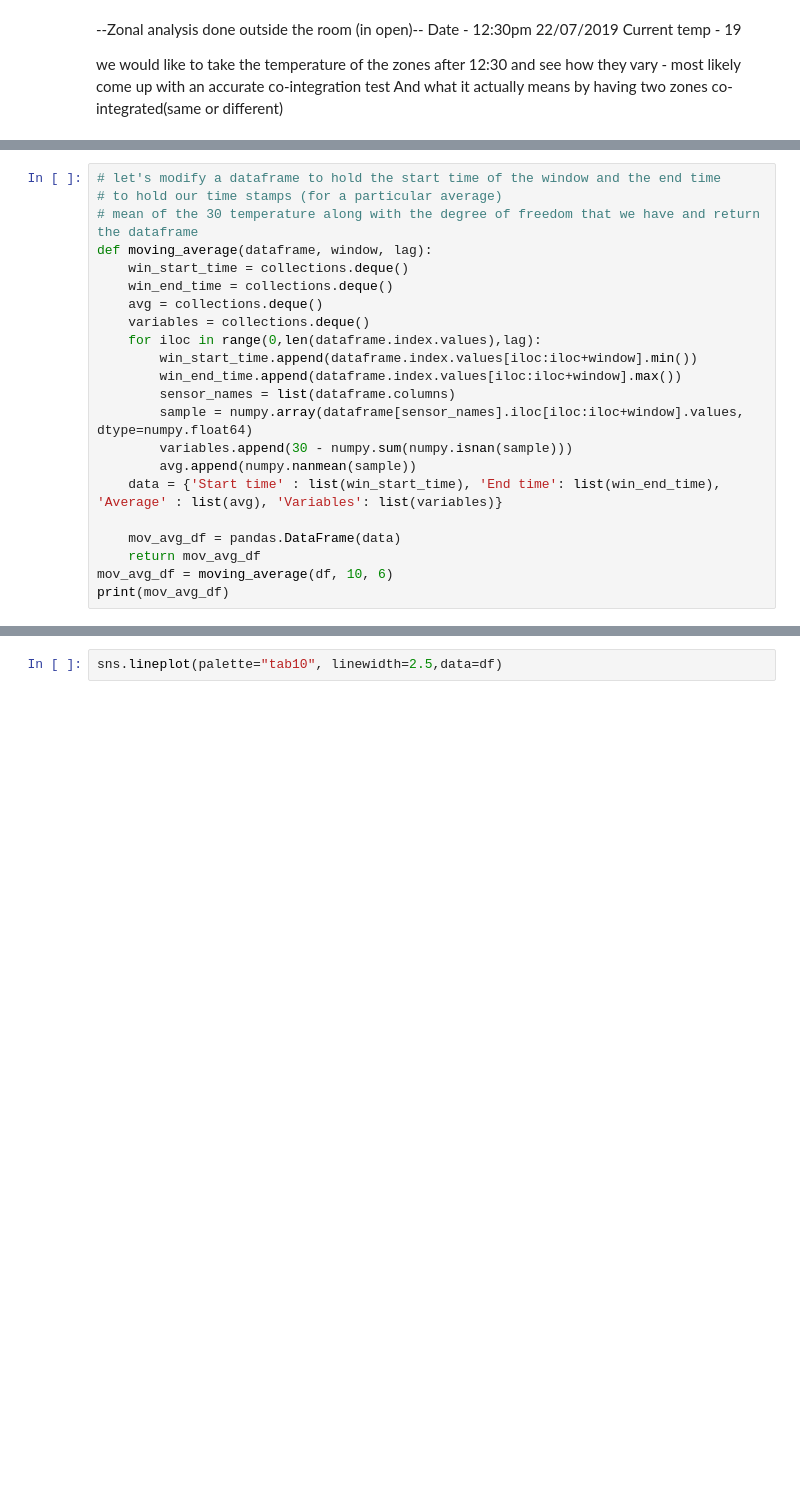
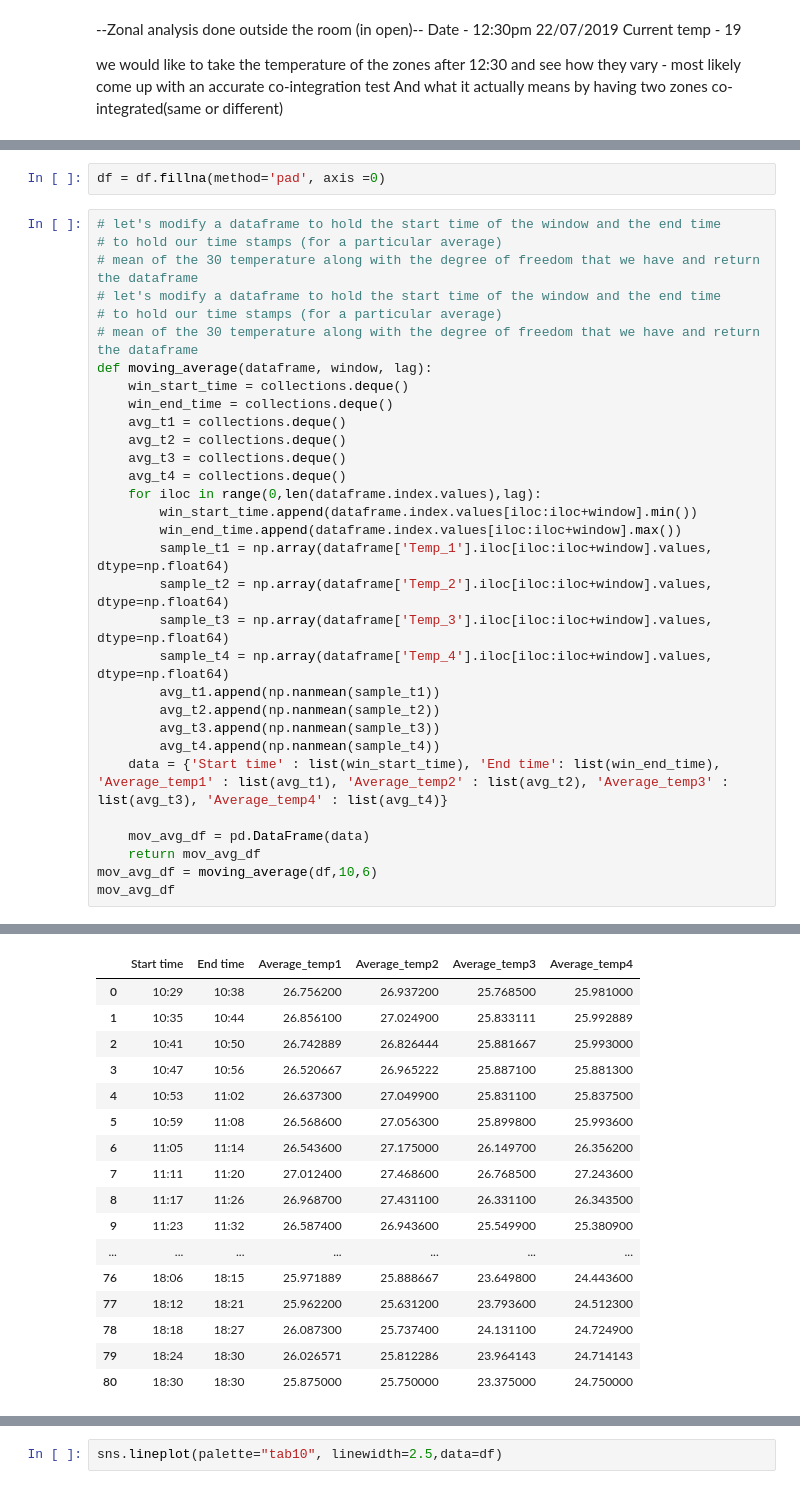
Before and after one commit to shreshthasarkar/Room_Temp, a Jupyter notebook: Zone_Analysis_V1-BP.ipynb, the cells around one changed output, grey strips where cells are left out. Cells and saved outputs as stored; diff of their text form; blank space fills up the shorter version.

```diff
--- a/Zone_Analysis_V1-BP.ipynb
+++ b/Zone_Analysis_V1-BP.ipynb
@@ -148,23 +236,35 @@ Temp_4     6
 dtype: int64
+# %%
+df = df.fillna(method='pad', axis =0)
 # %%
+# let's modify a dataframe to hold the start time of the window and the end time
+# to hold our time stamps (for a particular average)
+# mean of the 30 temperature along with the degree of freedom that we have and return the dataframe
 # let's modify a dataframe to hold the start time of the window and the end time
 # to hold our time stamps (for a particular average)
 # mean of the 30 temperature along with the degree of freedom that we have and return the dataframe
 def moving_average(dataframe, window, lag):
     win_start_time = collections.deque()
     win_end_time = collections.deque()
-    avg = collections.deque()
-    variables = collections.deque()
+    avg_t1 = collections.deque()
+    avg_t2 = collections.deque()
+    avg_t3 = collections.deque()
+    avg_t4 = collections.deque()
     for iloc in range(0,len(dataframe.index.values),lag):
         win_start_time.append(dataframe.index.values[iloc:iloc+window].min())
         win_end_time.append(dataframe.index.values[iloc:iloc+window].max())
-        sensor_names = list(dataframe.columns)
-        sample = numpy.array(dataframe[sensor_names].iloc[iloc:iloc+window].values, dtype=numpy.float64)
-        variables.append(30 - numpy.sum(numpy.isnan(sample)))
-        avg.append(numpy.nanmean(sample))
-    data = {'Start time' : list(win_start_time), 'End time': list(win_end_time), 'Average' : list(avg), 'Variables': list(variables)}
+        sample_t1 = np.array(dataframe['Temp_1'].iloc[iloc:iloc+window].values, dtype=np.float64)
+        sample_t2 = np.array(dataframe['Temp_2'].iloc[iloc:iloc+window].values, dtype=np.float64)
+        sample_t3 = np.array(dataframe['Temp_3'].iloc[iloc:iloc+window].values, dtype=np.float64)
+        sample_t4 = np.array(dataframe['Temp_4'].iloc[iloc:iloc+window].values, dtype=np.float64)
+        avg_t1.append(np.nanmean(sample_t1))
+        avg_t2.append(np.nanmean(sample_t2))
+        avg_t3.append(np.nanmean(sample_t3))
+        avg_t4.append(np.nanmean(sample_t4))
+    data = {'Start time' : list(win_start_time), 'End time': list(win_end_time), 'Average_temp1' : list(avg_t1), 'Average_temp2' : list(avg_t2), 'Average_temp3' : list(avg_t3), 'Average_temp4' : list(avg_t4)}
 
-    mov_avg_df = pandas.DataFrame(data)
+    mov_avg_df = pd.DataFrame(data)
     return mov_avg_df
-mov_avg_df = moving_average(df, 10, 6)
-print(mov_avg_df)
+mov_avg_df = moving_average(df,10,6)
+mov_avg_df
+# %% [output]
@@ -170,0 +275,17 @@ print(mov_avg_df)
+|  | Start time | End time | Average_temp1 | Average_temp2 | Average_temp3 | Average_temp4 |
+| 0 | 10:29 | 10:38 | 26.756200 | 26.937200 | 25.768500 | 25.981000 |
+| 1 | 10:35 | 10:44 | 26.856100 | 27.024900 | 25.833111 | 25.992889 |
+| 2 | 10:41 | 10:50 | 26.742889 | 26.826444 | 25.881667 | 25.993000 |
+| 3 | 10:47 | 10:56 | 26.520667 | 26.965222 | 25.887100 | 25.881300 |
+| 4 | 10:53 | 11:02 | 26.637300 | 27.049900 | 25.831100 | 25.837500 |
+| 5 | 10:59 | 11:08 | 26.568600 | 27.056300 | 25.899800 | 25.993600 |
+| 6 | 11:05 | 11:14 | 26.543600 | 27.175000 | 26.149700 | 26.356200 |
+| 7 | 11:11 | 11:20 | 27.012400 | 27.468600 | 26.768500 | 27.243600 |
+| 8 | 11:17 | 11:26 | 26.968700 | 27.431100 | 26.331100 | 26.343500 |
+| 9 | 11:23 | 11:32 | 26.587400 | 26.943600 | 25.549900 | 25.380900 |
+| ... | ... | ... | ... | ... | ... | ... |
+| 76 | 18:06 | 18:15 | 25.971889 | 25.888667 | 23.649800 | 24.443600 |
+| 77 | 18:12 | 18:21 | 25.962200 | 25.631200 | 23.793600 | 24.512300 |
+| 78 | 18:18 | 18:27 | 26.087300 | 25.737400 | 24.131100 | 24.724900 |
+| 79 | 18:24 | 18:30 | 26.026571 | 25.812286 | 23.964143 | 24.714143 |
+| 80 | 18:30 | 18:30 | 25.875000 | 25.750000 | 23.375000 | 24.750000 |
```
Also changed, not shown: parts of 9 cells of this notebook, 2 other files.
